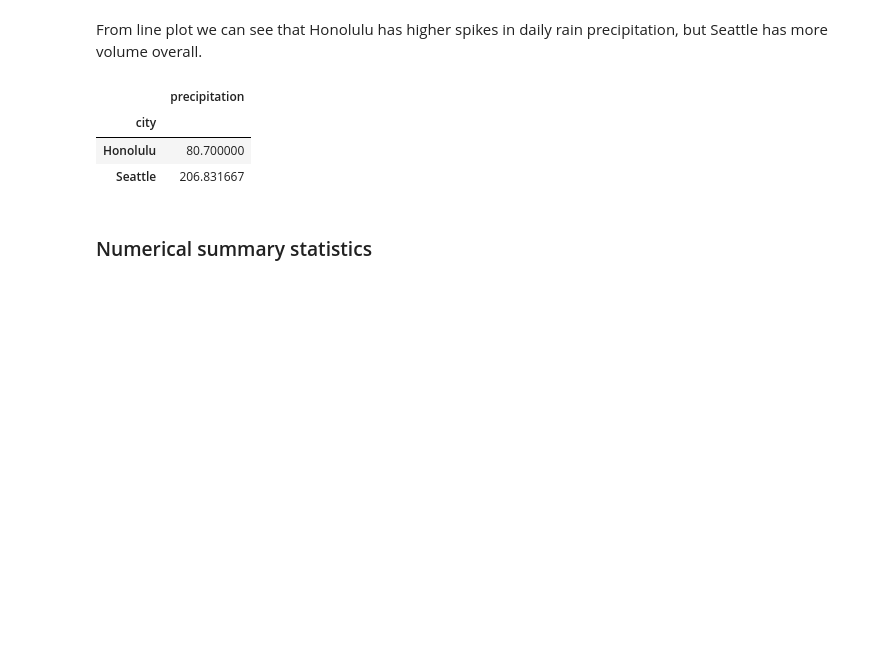
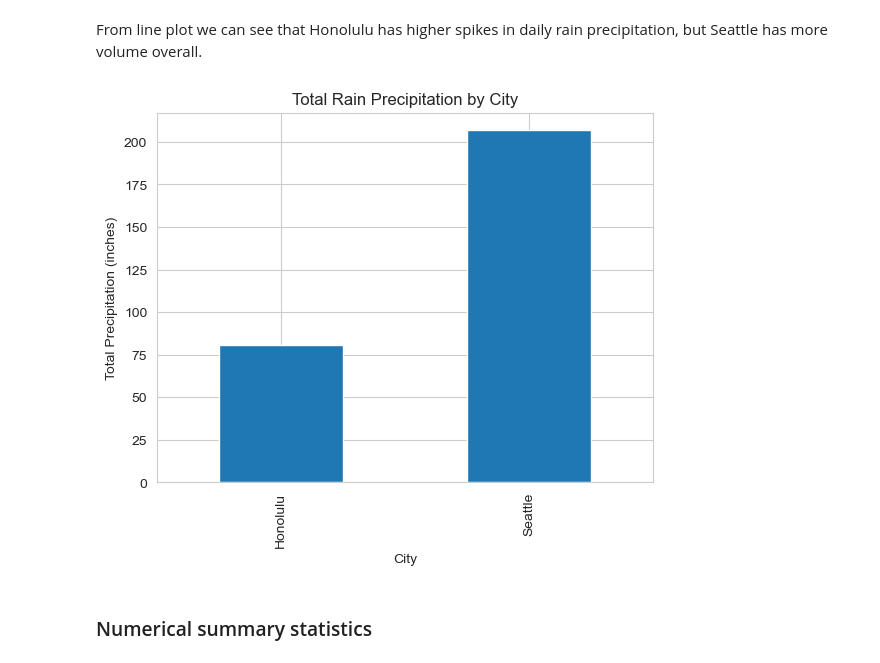
Before and after one commit to JLichwa80/weather, a Jupyter notebook: code/Weather_Data_Analysis.ipynb, the cells around one changed output. Saved outputs shown, nothing was run; the diff lists cells and outputs as text; code cells hidden in the pictures; blank space fills up the shorter version.

```diff
--- a/code/Weather_Data_Analysis.ipynb
+++ b/code/Weather_Data_Analysis.ipynb
@@ -50,13 +50,18 @@ plt.show()
 # %% [markdown]
 From line plot we can see that Honolulu has higher spikes in daily rain precipitation, but Seattle has more volume overall.
 # %%
-#Total precipitation by city
-df[['city', 'precipitation']].groupby('city').sum()
+total_precip = df.groupby('city')['precipitation'].sum()
+
+# pandas plot with hue
+total_precip.plot.bar(
+    ylabel='Total Precipitation (inches)',
+    xlabel='City',
+    title='Total Rain Precipitation by City',
+
+)
+plt.show()
 # %% [output]
-|  | precipitation |
-| city |  |
-| Honolulu | 80.700000 |
-| Seattle | 206.831667 |
+[figure, added]
 # %% [markdown]
 ### Numerical summary statistics
 # %%
```
Also changed, not shown: 4 other files.
